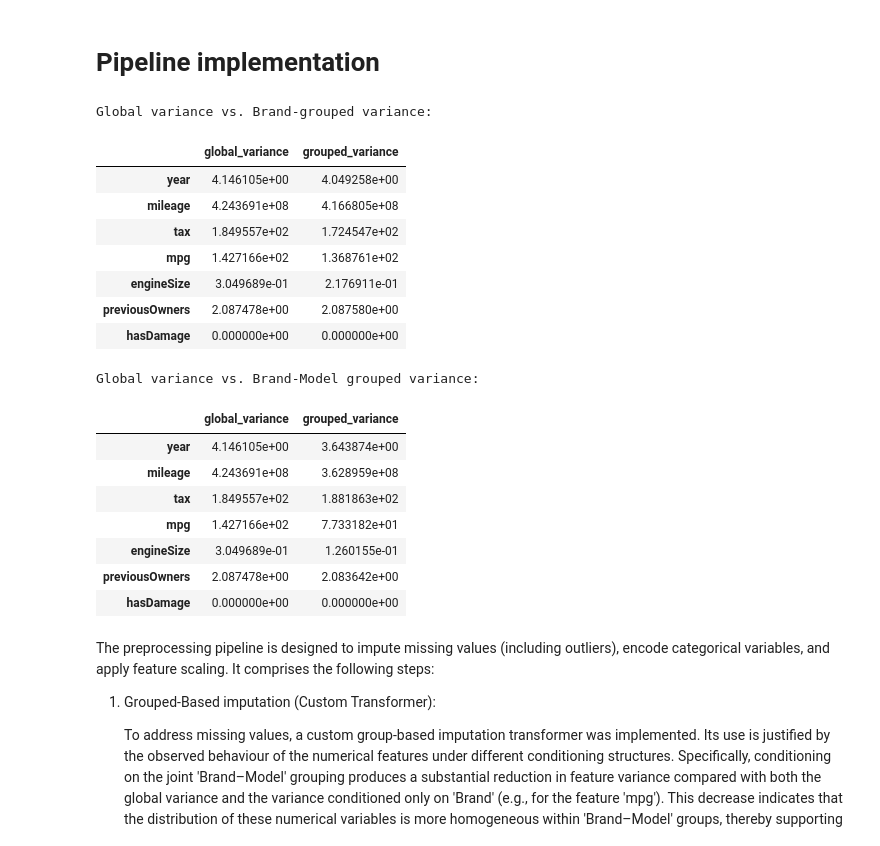
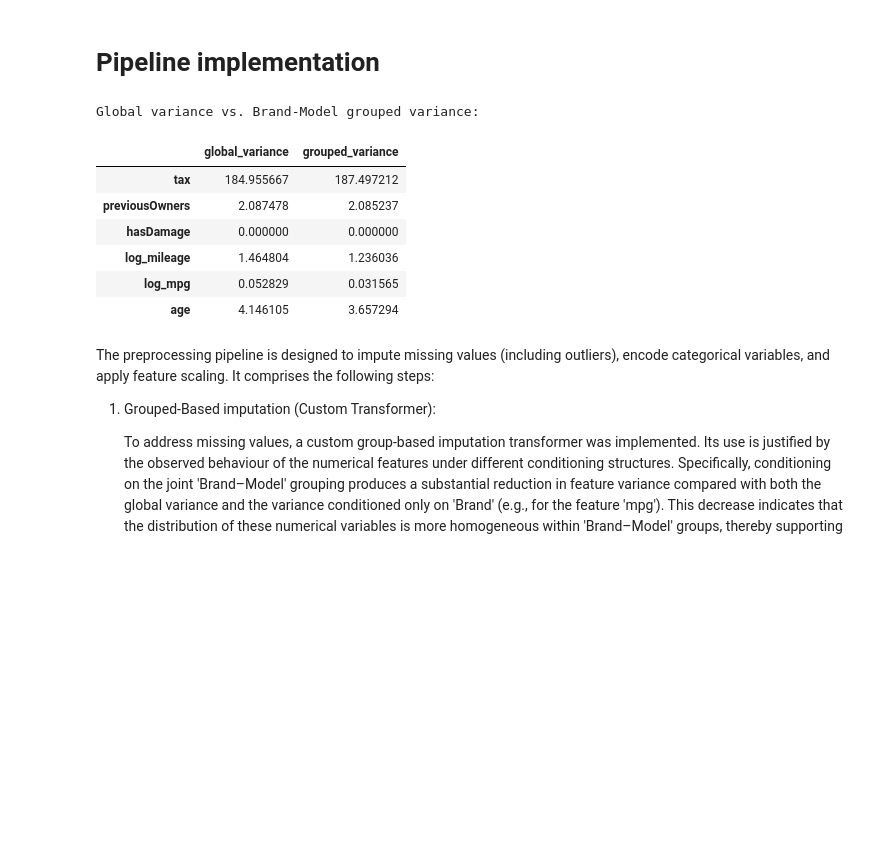
Before and after one commit to alexmr-ds/price_predictor, a Jupyter notebook: notebooks/models/LR.ipynb, the cells around one changed output. Saved outputs shown, nothing was run; the diff lists cells and outputs as text; code cells hidden in the pictures; blank space fills up the shorter version.

```diff
--- a/notebooks/models/LR.ipynb
+++ b/notebooks/models/LR.ipynb
@@ -77,30 +76,17 @@ X_train.loc[:, metric_features.columns] = metric_features.mask(
 # Pipeline implementation
 # %%
 # -- Compute and compare the global variance of each numerical feature with the variance conditioned on 'Brand' and on 'Brand'-'model' groups --#
-print("Global variance vs. Brand-grouped variance:")
-display(ml_utils.conditional_variance_comparison(X_train, ["Brand"]))
-
 print("Global variance vs. Brand-Model grouped variance:")
-display(ml_utils.conditional_variance_comparison(X_train, ["Brand", "model"]))
+display(ml_utils.conditional_variance_comparison(X_train, ["brand_model"]))
 # %% [output]
-Global variance vs. Brand-grouped variance:
+Global variance vs. Brand-Model grouped variance:
 |  | global_variance | grouped_variance |
-| year | 4.146105e+00 | 4.049258e+00 |
-| mileage | 4.243691e+08 | 4.166805e+08 |
-| tax | 1.849557e+02 | 1.724547e+02 |
-| mpg | 1.427166e+02 | 1.368761e+02 |
-| engineSize | 3.049689e-01 | 2.176911e-01 |
-| previousOwners | 2.087478e+00 | 2.087580e+00 |
-| hasDamage | 0.000000e+00 | 0.000000e+00 |
+| tax | 184.955667 | 187.497212 |
+| previousOwners | 2.087478 | 2.085237 |
+| hasDamage | 0.000000 | 0.000000 |
+| log_mileage | 1.464804 | 1.236036 |
+| log_mpg | 0.052829 | 0.031565 |
+| age | 4.146105 | 3.657294 |
-Global variance vs. Brand-Model grouped variance:
-|  | global_variance | grouped_variance |
-| year | 4.146105e+00 | 3.643874e+00 |
-| mileage | 4.243691e+08 | 3.628959e+08 |
-| tax | 1.849557e+02 | 1.881863e+02 |
-| mpg | 1.427166e+02 | 7.733182e+01 |
-| engineSize | 3.049689e-01 | 1.260155e-01 |
-| previousOwners | 2.087478e+00 | 2.083642e+00 |
-| hasDamage | 0.000000e+00 | 0.000000e+00 |
 # %% [markdown]
 The preprocessing pipeline is designed to impute missing values (including outliers), encode categorical variables, and apply feature scaling. It comprises the following steps:
 
```
Also changed, not shown: parts of 14 cells of this notebook, 5 other files.
